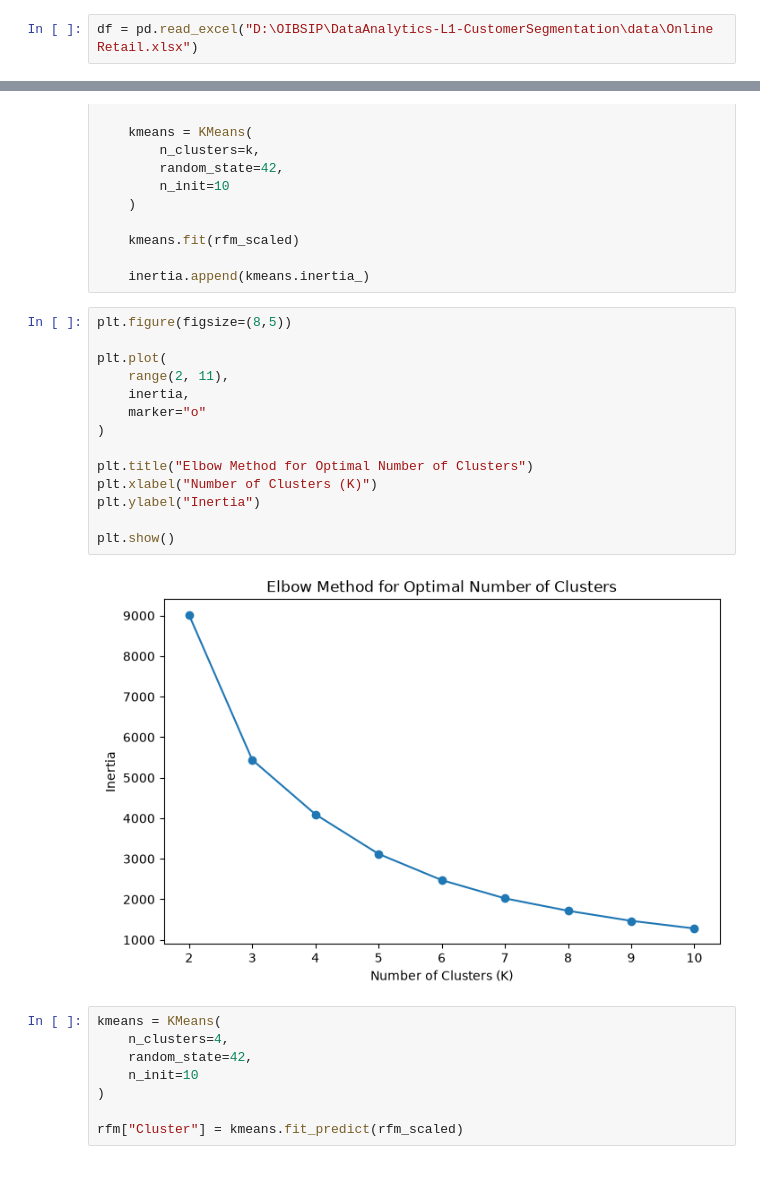
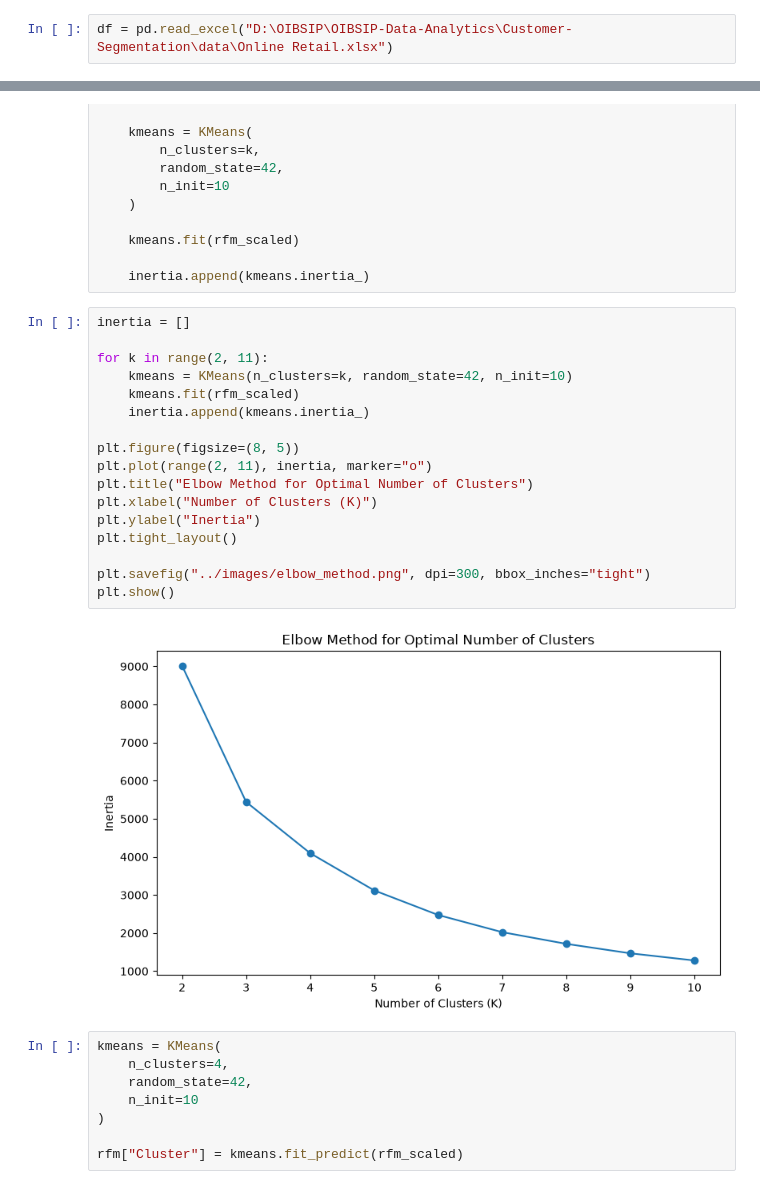
Before and after one commit to Surabhimk-dev/OIBSIP-Data-Analytics, a Jupyter notebook: Customer-Segmentation/notebook/Customer_Segmentation.ipynb, the cells around one changed output, grey strips where cells are left out. Saved outputs shown, nothing was run; the diff lists cells and outputs as text.

Commit message:
Update customer segmentation visualizations

```diff
--- a/Customer-Segmentation/notebook/Customer_Segmentation.ipynb
+++ b/Customer-Segmentation/notebook/Customer_Segmentation.ipynb
@@ -11,7 +11,7 @@ print("Libraries imported successfully!")
 # %% [output]
 Libraries imported successfully!
 # %%
-df = pd.read_excel("D:\OIBSIP\DataAnalytics-L1-CustomerSegmentation\data\Online Retail.xlsx")
+df = pd.read_excel("D:\OIBSIP\OIBSIP-Data-Analytics\Customer-Segmentation\data\Online Retail.xlsx")
 # %%
 df.head()
 # %% [output]
@@ -233,21 +233,24 @@ for k in range(2, 11):
 
     inertia.append(kmeans.inertia_)
 # %%
-plt.figure(figsize=(8,5))
+inertia = []
 
-plt.plot(
-    range(2, 11),
-    inertia,
-    marker="o"
-)
+for k in range(2, 11):
+    kmeans = KMeans(n_clusters=k, random_state=42, n_init=10)
+    kmeans.fit(rfm_scaled)
+    inertia.append(kmeans.inertia_)
 
+plt.figure(figsize=(8, 5))
+plt.plot(range(2, 11), inertia, marker="o")
 plt.title("Elbow Method for Optimal Number of Clusters")
 plt.xlabel("Number of Clusters (K)")
 plt.ylabel("Inertia")
+plt.tight_layout()
 
+plt.savefig("../images/elbow_method.png", dpi=300, bbox_inches="tight")
 plt.show()
 # %% [output]
-[figure, old version]
+[figure, new version]
 # %%
 kmeans = KMeans(
     n_clusters=4,
```
Also changed, not shown: parts of 3 cells of this notebook, 4 other files.
